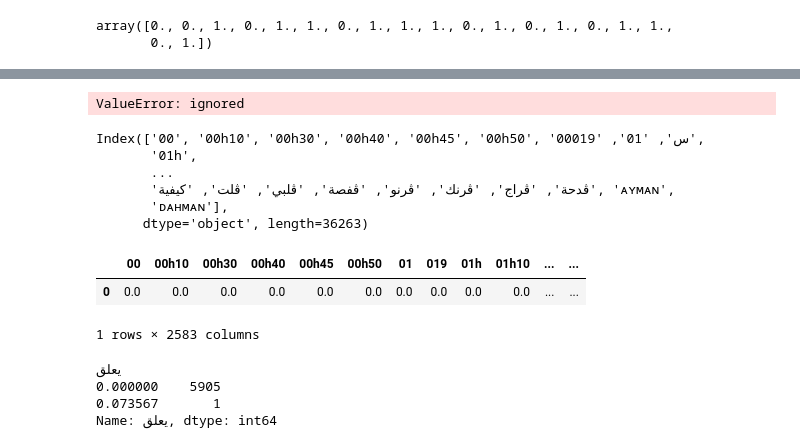
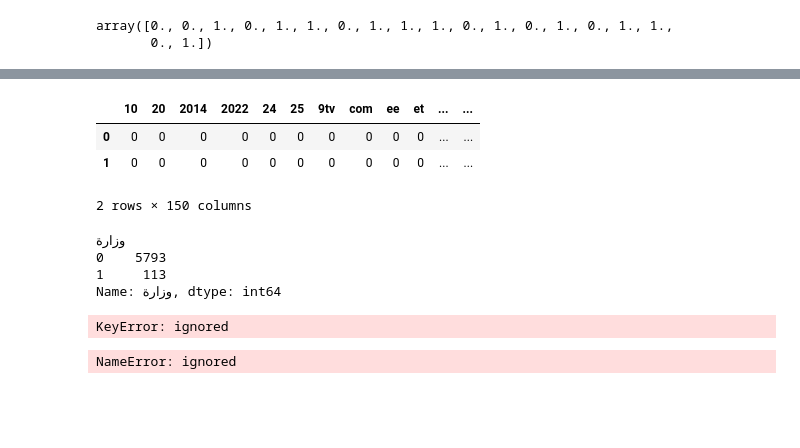
Before and after one commit to Faouzi-Slimi/Facebook-Posts-Classification-Project, a Jupyter notebook: project_Political_Posta_Classification.ipynb, the cells around one changed output, grey strips where cells are left out. Cells and saved outputs as stored; diff of their text form; code cells hidden in the pictures; blank space fills up the shorter version.

```diff
--- a/project_Political_Posta_Classification.ipynb
+++ b/project_Political_Posta_Classification.ipynb
@@ -94,8 +94,8 @@ nltk.download("stopwords")
 arabic_stop_words = stopwords.words('arabic')
 
 
-l = ['آمين', 'أب', 'أخ', 'أفعل', 'أفعله', 'ؤلاء', 'إل', 'إم', 'ات', 'اتان', 'ارتد', 'ان', 'انفك', 'برح', 'تان', 'تبد', 'تحو', 'تعل', 'حد', 'حم', 'حي', 'خب', 'ذار', 'سيما', 'صه', 'ظل', 'ظن', 'عد', 'قط', 'مر', 'مكان', 'مكانكن', 'نب', 'هات', 'هب', 'واها', 'وراء']
-arabic_stop_words = np.concatenate((arabic_stop_words,l),axis=0)
+#l = ['آمين', 'أب', 'أخ', 'أفعل', 'أفعله', 'ؤلاء', 'إل', 'إم', 'ات', 'اتان', 'ارتد', 'ان', 'انفك', 'برح', 'تان', 'تبد', 'تحو', 'تعل', 'حد', 'حم', 'حي', 'خب', 'ذار', 'سيما', 'صه', 'ظل', 'ظن', 'عد', 'قط', 'مر', 'مكان', 'مكانكن', 'نب', 'هات', 'هب', 'واها', 'وراء']
+#arabic_stop_words = np.asarray(np.concatenate((arabic_stop_words,l),axis=0))
 
 print(arabic_stop_words)
 # %% [output]
@@ -119,33 +103,34 @@ print(arabic_stop_words)
 [nltk_data] Downloading package stopwords to /root/nltk_data...
 [nltk_data]   Package stopwords is already up-to-date!
 # %%
-from sklearn.feature_extraction.text import TfidfVectorizer
-vectorizer = TfidfVectorizer(stop_words=arabic_stop_words,strip_accents="unicode",use_idf= False)
+from sklearn.feature_extraction.text import CountVectorizer
+vectorizer = CountVectorizer(stop_words=arabic_stop_words,max_features = 150,binary = True)
 
 df =pd.DataFrame( vectorizer.fit_transform(data).toarray(),columns=vectorizer.get_feature_names())
-# %% [output]
-ValueError: ignored
-# %%
-df.columns
-# %% [output]
-Index(['00', '00h10', '00h30', '00h40', '00h45', '00h50', '00س', '01', '019',
-       '01h',
-       ...
-       'ڨدحة', 'ڨراج', 'ڨرنك', 'ڨرنو', 'ڨفصة', 'ڨلبي', 'ڨلت', 'کيفية', 'ᴀʏᴍᴀɴ',
-       'ᴅᴀʜᴍᴀɴ'],
-      dtype='object', length=36263)
 # %%
-df.head(1)
+df.head(2)
 # %% [output]
-|  | 00 | 00h10 | 00h30 | 00h40 | 00h45 | 00h50 | 01 | 019 | 01h | 01h10 | ... | ... |
-| 0 | 0.0 | 0.0 | 0.0 | 0.0 | 0.0 | 0.0 | 0.0 | 0.0 | 0.0 | 0.0 | ... | ... |
+|  | 10 | 20 | 2014 | 2022 | 24 | 25 | 9tv | com | ee | et | ... | ... |
+| 0 | 0 | 0 | 0 | 0 | 0 | 0 | 0 | 0 | 0 | 0 | ... | ... |
+| 1 | 0 | 0 | 0 | 0 | 0 | 0 | 0 | 0 | 0 | 0 | ... | ... |
-1 rows × 2583 columns
+2 rows × 150 columns
+# %%
+df2 = df.groupby(['وزارة'])['وزارة'].count()
+df2
+# %% [output]
+وزارة
+0    5793
+1     113
+Name: وزارة, dtype: int64
 # %%
 
 df = df.groupby(['ﻳﻌﻠﻖ'])['ﻳﻌﻠﻖ'].count()
 df
 # %% [output]
-ﻳﻌﻠﻖ
-0.000000    5905
-0.073567       1
-Name: ﻳﻌﻠﻖ, dtype: int64
+KeyError: ignored
+# %%
+from sklearn.feature_extraction.text import HashingVectorizer
+vectorizer = HashingVectorizer(stop_words=arabic_stop_words)
+df =pd.DataFrame( vectorizer.fit_transform(data).toarray(),columns=vectorizer.get_feature_names())
+# %% [output]
+NameError: ignored
```
Also changed, not shown: parts of 1 cell of this notebook.
